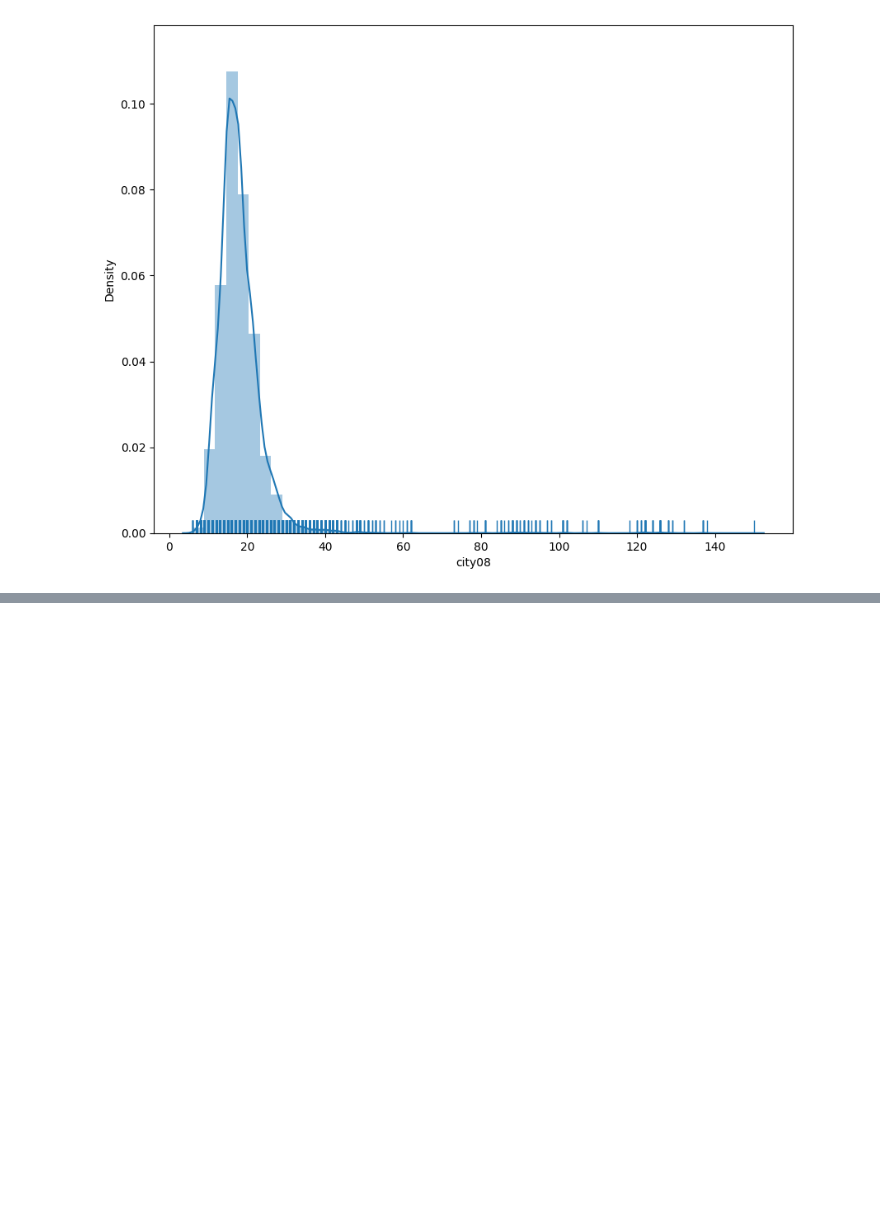
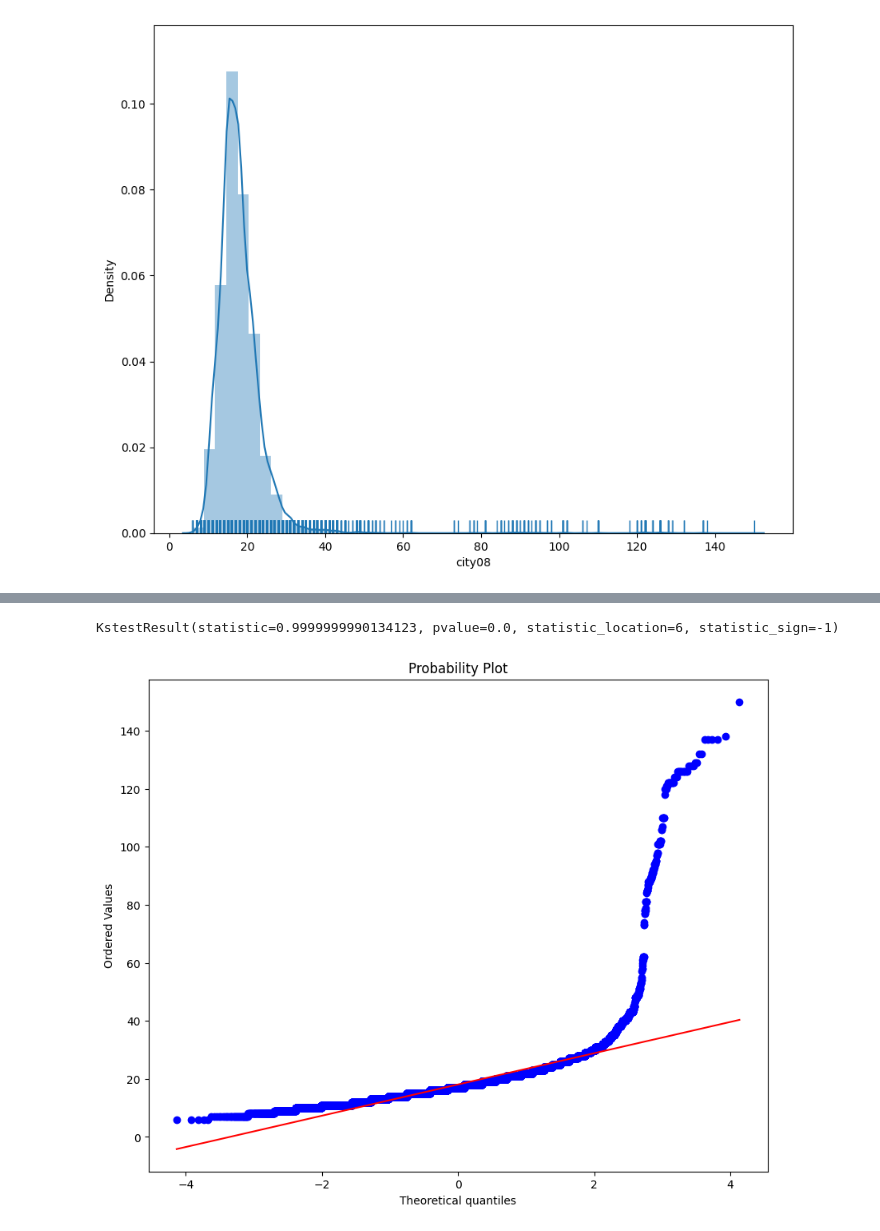
Before and after one commit to bdunn20/book_code, a Jupyter notebook: pandas_1.X_cookbook/Ch_5_EDA.ipynb, the cells around one changed output, grey strips where cells are left out. Saved outputs shown, nothing was run; the diff lists cells and outputs as text; code cells hidden in the pictures; blank space fills up the shorter version.

```diff
--- a/pandas_1.X_cookbook/Ch_5_EDA.ipynb
+++ b/pandas_1.X_cookbook/Ch_5_EDA.ipynb
@@ -555,0 +564,14 @@ https://gist.github.com/mwaskom/de44147ed2974457ad6372750bbe5751
+# %%
+# check normality
+from scipy import stats
+stats.kstest(fueleco.city08, cdf="norm")
+# %% [output]
+KstestResult(statistic=0.9999999990134123, pvalue=0.0, statistic_location=6, statistic_sign=-1)
+# %%
+# probability plot to see if values are normal
+# if samples track the line, data is normal
+fig, ax = plt.subplots(figsize=(10,8))
+stats.probplot(fueleco.city08, plot=ax)
+fig.savefig("c5-conprob.png", dpi=300)
+# %% [output]
+[figure, added]
```
Also changed, not shown: parts of 8 cells of this notebook.
